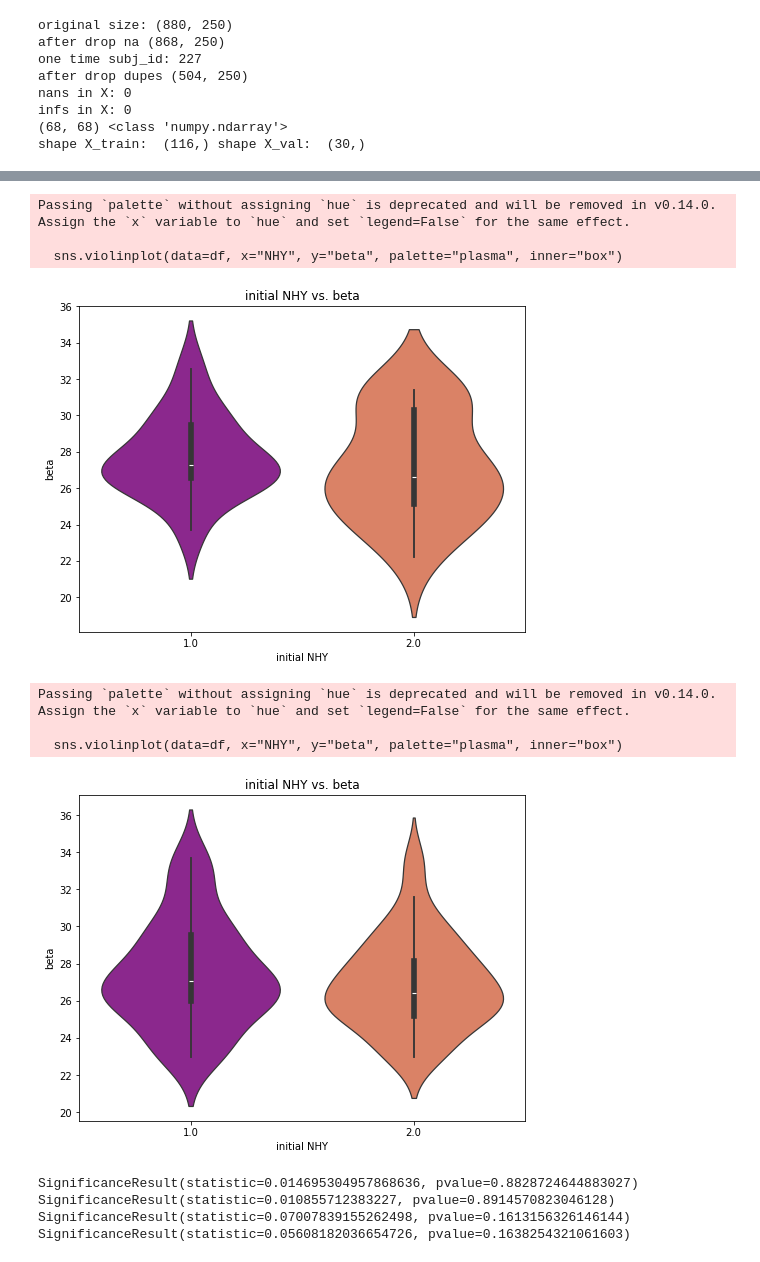
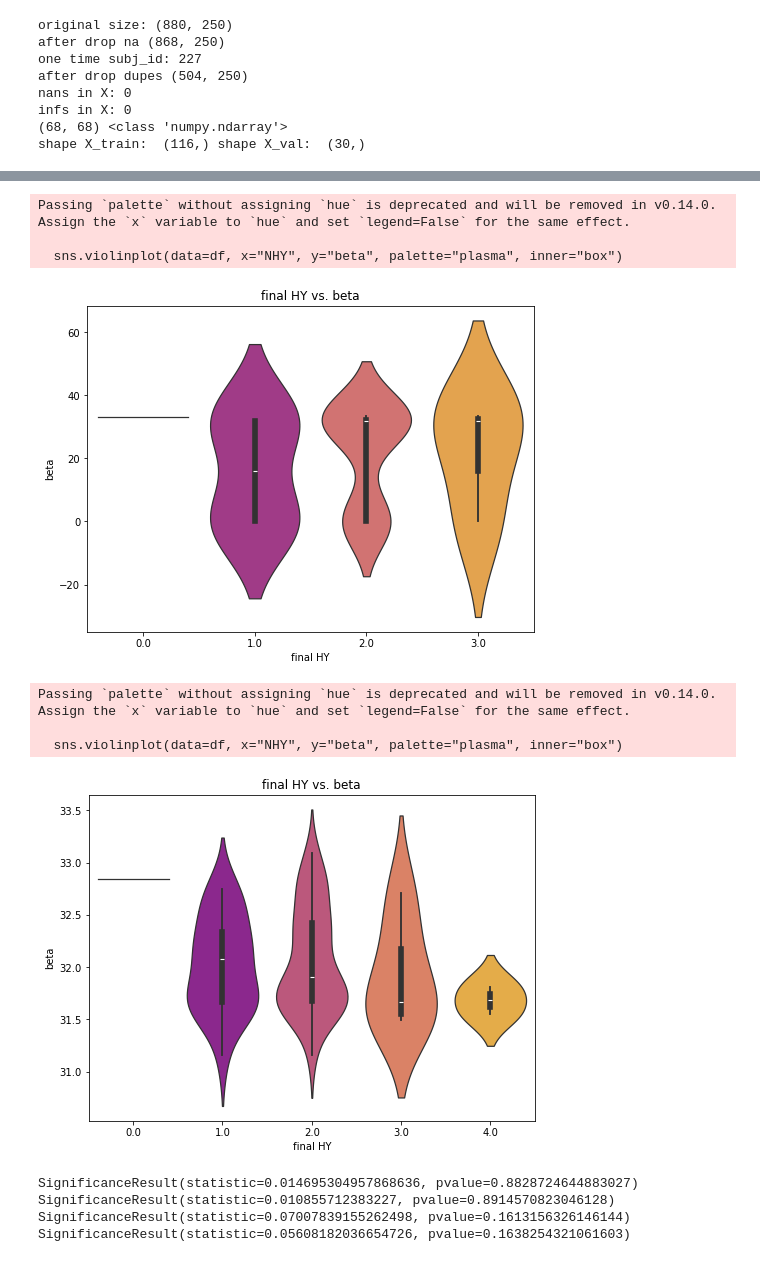
Before and after one commit to LAMCIG/Progression_models_simulations, a Jupyter notebook: EMDPM/experiments/qsub_jobs/qsub_results/view_results.ipynb, the cells around one changed output, grey strips where cells are left out. Drawn from its saved outputs; the diff is of its cells as text; code cells hidden in the pictures.

```diff
--- a/EMDPM/experiments/qsub_jobs/qsub_results/view_results.ipynb
+++ b/EMDPM/experiments/qsub_jobs/qsub_results/view_results.ipynb
@@ -4,7 +4,7 @@ import pandas as pd
 import matplotlib.pyplot as plt
 import seaborn as sns
 
-path = "/home/dsemchin/Progression_models_simulations/EMDPM/experiments/qsub_jobs/qsub_results/em_best_model_68biom_full.npz"
+path = "/home/dsemchin/Progression_models_simulations/EMDPM/experiments/qsub_jobs/qsub_results/em_paramsearch_K_sparse03.npz"
 
 data = np.load(path, allow_pickle=True)
 
@@ -363,40 +363,40 @@ Passing `palette` without assigning `hue` is deprecated and will be removed in v
 # %%
 def plot_violin_nhy_vs_beta(ids, dt, nhy, beta):
     unique_ids = np.unique(ids)
     pair = []
 
     pid_to_beta = {pid: beta[i] for i, pid in enumerate(unique_ids)}
 
     for pid in unique_ids:
         mask = (ids == pid)
         dt_i = dt[mask]
         nhy_i = nhy[mask]
-        idx_min_dt = np.argmin(dt_i)
-        nhy_first = nhy_i[idx_min_dt]
+        idx_max_dt = np.argmax(dt_i)
+        nhy_first = nhy_i[idx_max_dt]
         beta_i = pid_to_beta[pid]
 
         pair.append({"NHY": nhy_first, "beta": beta_i})
 
     df = pd.DataFrame(pair)
 
     plt.figure(figsize=(8, 6))
     sns.violinplot(data=df, x="NHY", y="beta", palette="plasma", inner="box")
-    plt.title("initial NHY vs. beta")
-    plt.xlabel("initial NHY")
+    plt.title("final HY vs. beta")
+    plt.xlabel("final HY")
     plt.ylabel("beta")
     plt.show()
 
 plot_violin_nhy_vs_beta(dt=dt_val, ids=ids_val, beta=beta_val, nhy=nhy_val)
 plot_violin_nhy_vs_beta(dt=dt_train, ids=ids_train, beta=beta_train, nhy=nhy_train)
 # %% [output]
 Passing `palette` without assigning `hue` is deprecated and will be removed in v0.14.0. Assign the `x` variable to `hue` and set `legend=False` for the same effect.
 
   sns.violinplot(data=df, x="NHY", y="beta", palette="plasma", inner="box")
-[figure, old version]
+[figure, new version]
 Passing `palette` without assigning `hue` is deprecated and will be removed in v0.14.0. Assign the `x` variable to `hue` and set `legend=False` for the same effect.
 
   sns.violinplot(data=df, x="NHY", y="beta", palette="plasma", inner="box")
-[figure, old version]
+[figure, new version]
 # %%
 from scipy.stats import spearmanr, kendalltau
 unique_ids_val = np.unique(ids_val)
```
Also changed, not shown: parts of 5 cells of this notebook, 10 other files.
